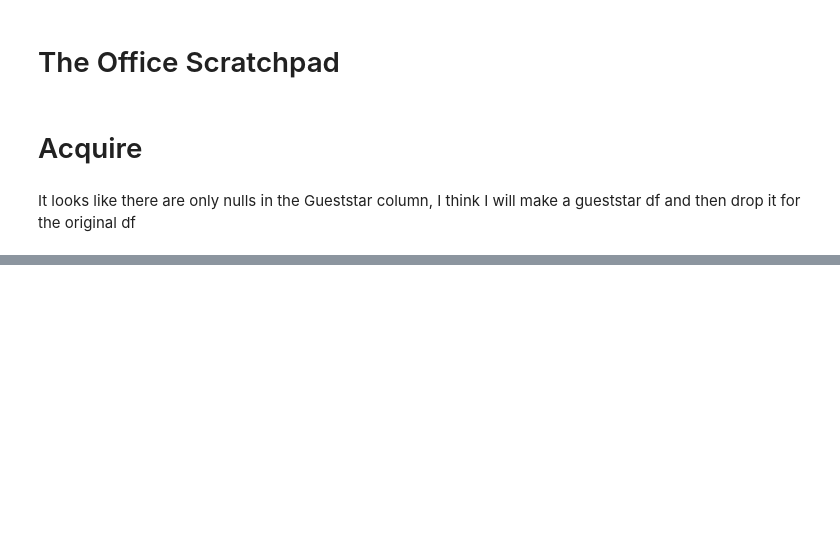
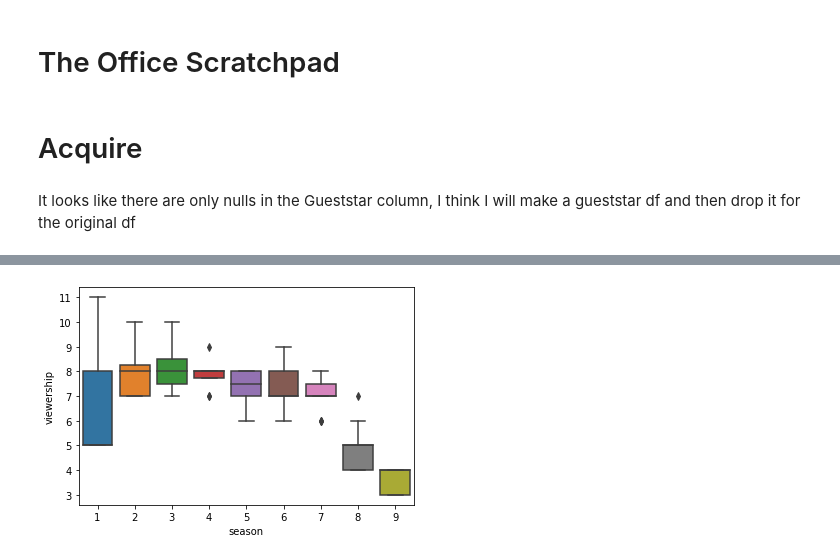
Before and after one commit to jamesallen0351/the_office, a Jupyter notebook: office_scratchpad.ipynb, the cells around one changed output, grey strips where cells are left out. Drawn from its saved outputs; the diff is of its cells as text; code cells hidden in the pictures; blank space fills up the shorter version.

```diff
--- a/office_scratchpad.ipynb
+++ b/office_scratchpad.ipynb
@@ -399,0 +412,6 @@ for col in train.columns:
+# %%
+sns.boxplot(train.season, train.viewership)
+
+plt.show()
+# %% [output]
+[figure, added]
```
Also changed, not shown: parts of 37 cells of this notebook.
